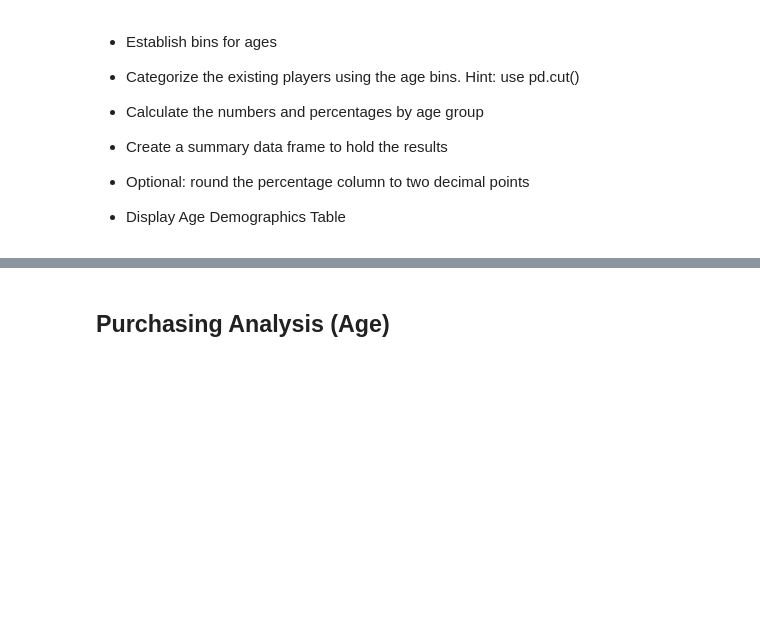
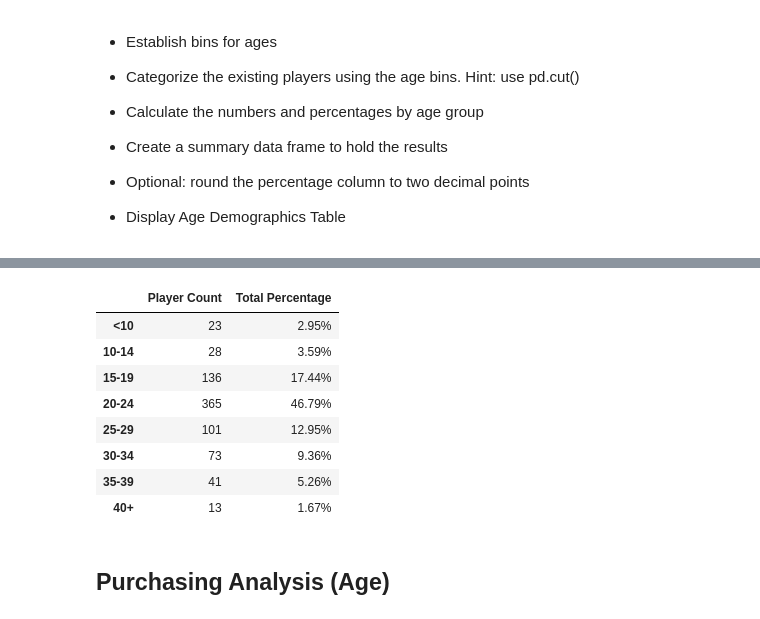
Before and after one commit to agp250/Pandas-Challenge, a Jupyter notebook: HeroesOfPymoli_starter.ipynb, the cells around one changed output, grey strips where cells are left out. Cells and saved outputs as stored; diff of their text form; code cells hidden in the pictures; blank space fills up the shorter version.

```diff
--- a/HeroesOfPymoli_starter.ipynb
+++ b/HeroesOfPymoli_starter.ipynb
@@ -188,3 +223,21 @@ df_avg_purchase_total
+# %%
+#Summary table for demographics
+summary_df = pd.DataFrame({'Player Count':age_demo,
+                          'Total Percentage':percent_age})
+summary_df['Total Percentage'] = pd.Series(['{0:.2f}%'.format(val * 100) for val in summary_df['Total Percentage']], index =
+                                           summary_df.index)
+summary_df = summary_df.sort_index(axis = 0)
+summary_df
+# %% [output]
+|  | Player Count | Total Percentage |
+| <10 | 23 | 2.95% |
+| 10-14 | 28 | 3.59% |
+| 15-19 | 136 | 17.44% |
+| 20-24 | 365 | 46.79% |
+| 25-29 | 101 | 12.95% |
+| 30-34 | 73 | 9.36% |
+| 35-39 | 41 | 5.26% |
+| 40+ | 13 | 1.67% |
 # %% [markdown]
 ## Purchasing Analysis (Age)
 # %% [markdown]
```
Also changed, not shown: parts of 9 cells of this notebook.
